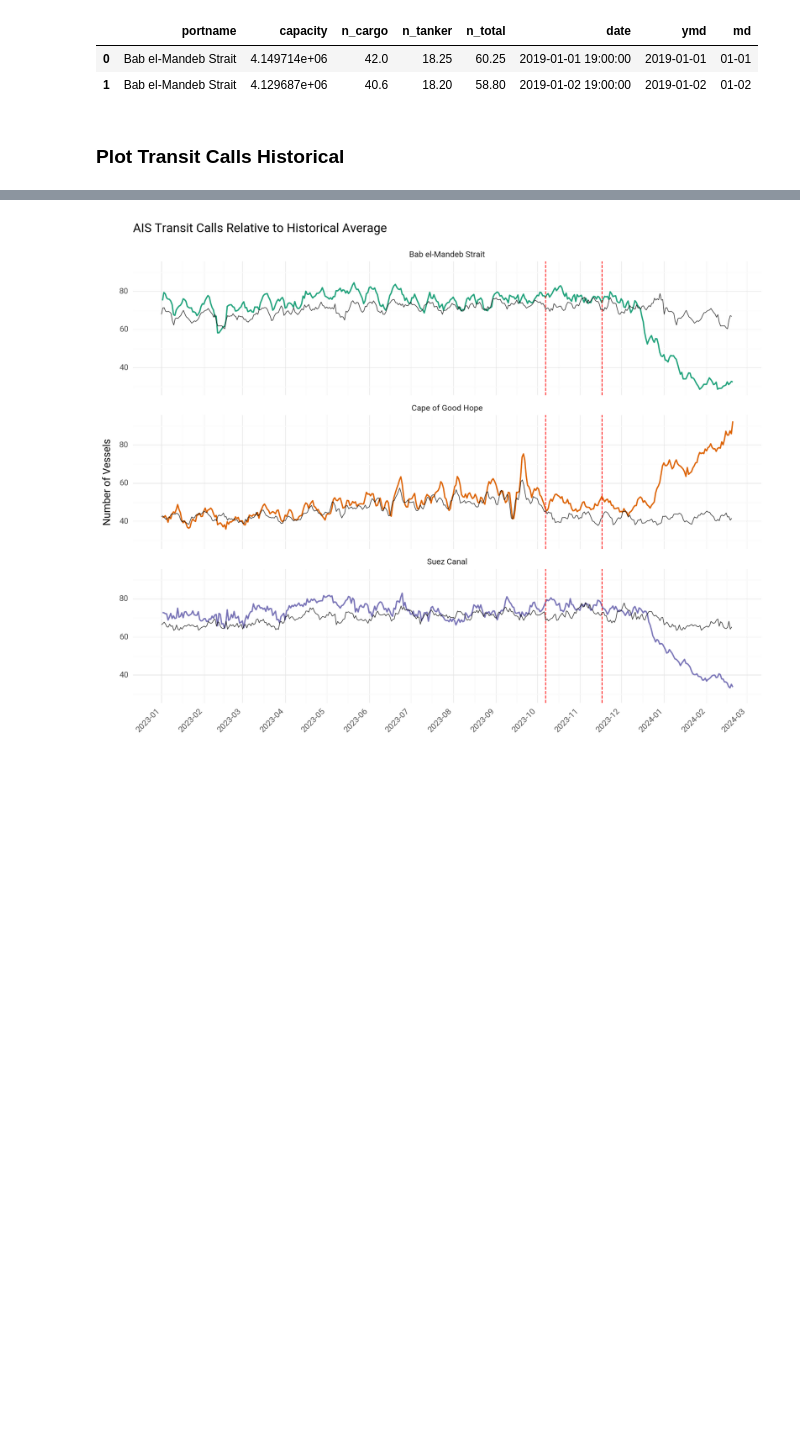
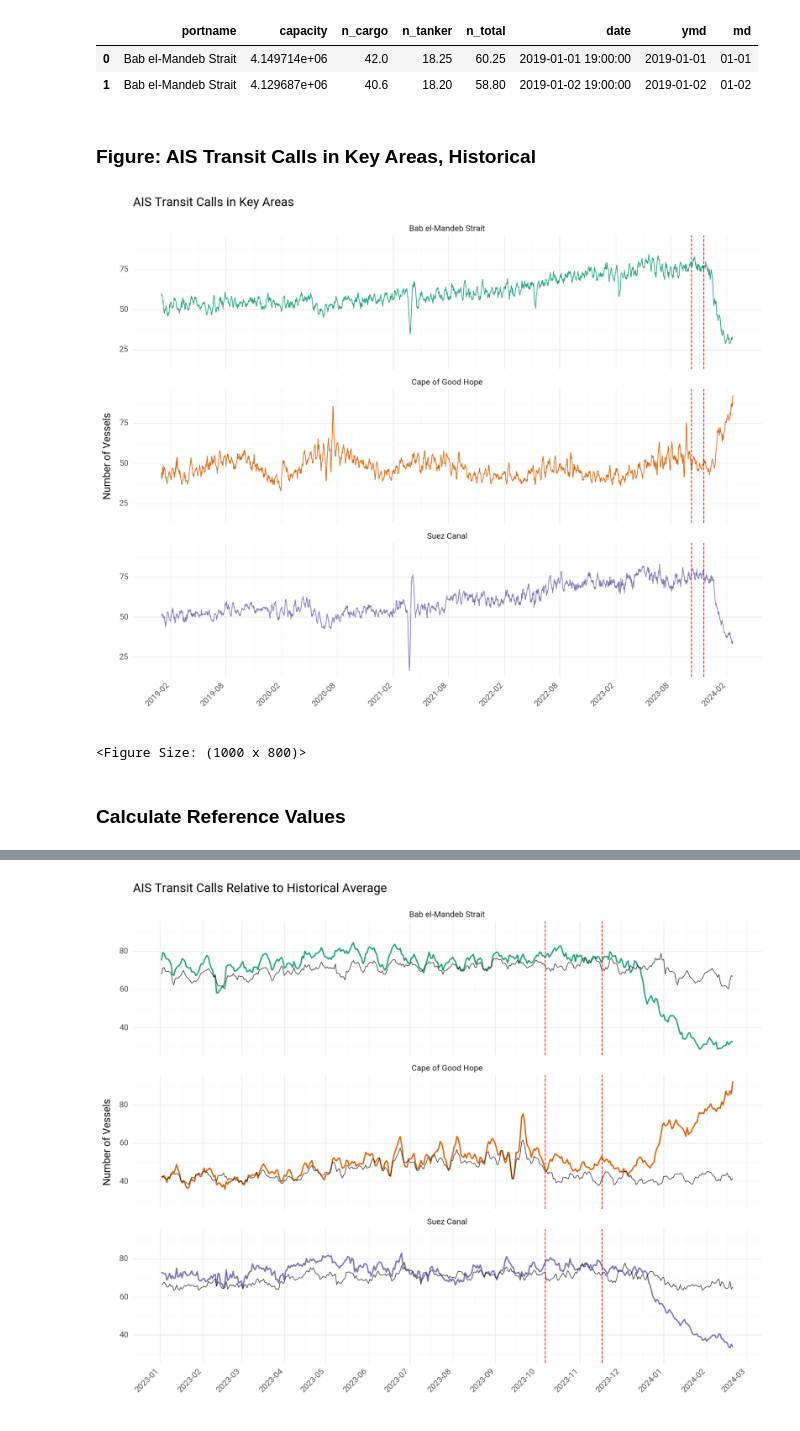
Before and after one commit to datapartnership/red-sea-monitoring, a Jupyter notebook: notebooks/chokepoints/red-sea-chokepoints.ipynb, the cells around one changed output, grey strips where cells are left out. Cells and saved outputs as stored; diff of their text form; code cells hidden in the pictures; blank space fills up the shorter version.

```diff
--- a/notebooks/chokepoints/red-sea-chokepoints.ipynb
+++ b/notebooks/chokepoints/red-sea-chokepoints.ipynb
@@ -93,4 +118,4 @@ df.head(2)
 | 0 | Bab el-Mandeb Strait | 4.149714e+06 | 42.0 | 18.25 | 60.25 | 2019-01-01 19:00:00 | 2019-01-01 | 01-01 |
 | 1 | Bab el-Mandeb Strait | 4.129687e+06 | 40.6 | 18.20 | 58.80 | 2019-01-02 19:00:00 | 2019-01-02 | 01-02 |
 # %% [markdown]
-### Plot Transit Calls Historical
+### Figure: AIS Transit Calls in Key Areas, Historical
@@ -96,0 +128,32 @@ df.head(2)
+# %%
+p0 = (
+    ggplot(df, aes(x="date", y="n_total", group="portname", color="portname"))  #
+    + geom_line(alpha=1, size=0.4)
+    + geom_vline(xintercept=conflict_date, linetype="dashed", color="red")
+    + geom_vline(xintercept=crisis_date, linetype="dashed", color="red")
+    + labs(
+        x="",
+        y="Number of Vessels",
+        title="AIS Transit Calls in Key Areas",
+        color="Area of Interest",
+    )
+    + theme_minimal()
+    + theme(text=element_text(family="Roboto"))
+    + scale_x_datetime(breaks=date_breaks("6 month"), labels=date_format("%Y-%m"))
+    + scale_color_brewer(type="qual", palette=2)
+    + theme(axis_text_x=element_text(rotation=45, hjust=1))
+    + theme(legend_position="none")
+    + facet_wrap("~portname", scales="fixed", ncol=1)
+)
+p0
+# p0.save(
+#     filename=join(
+#         charts_dir, "chokepoints", "transit-calls-chokepoints-historical.jpeg"
+#     ),
+#     dpi=300,
+# )
+# %% [output]
+[figure, added]
+<Figure Size: (1000 x 800)>
+# %% [markdown]
+### Calculate Reference Values
```
Also changed, not shown: parts of 58 cells of this notebook, 4 other files.
